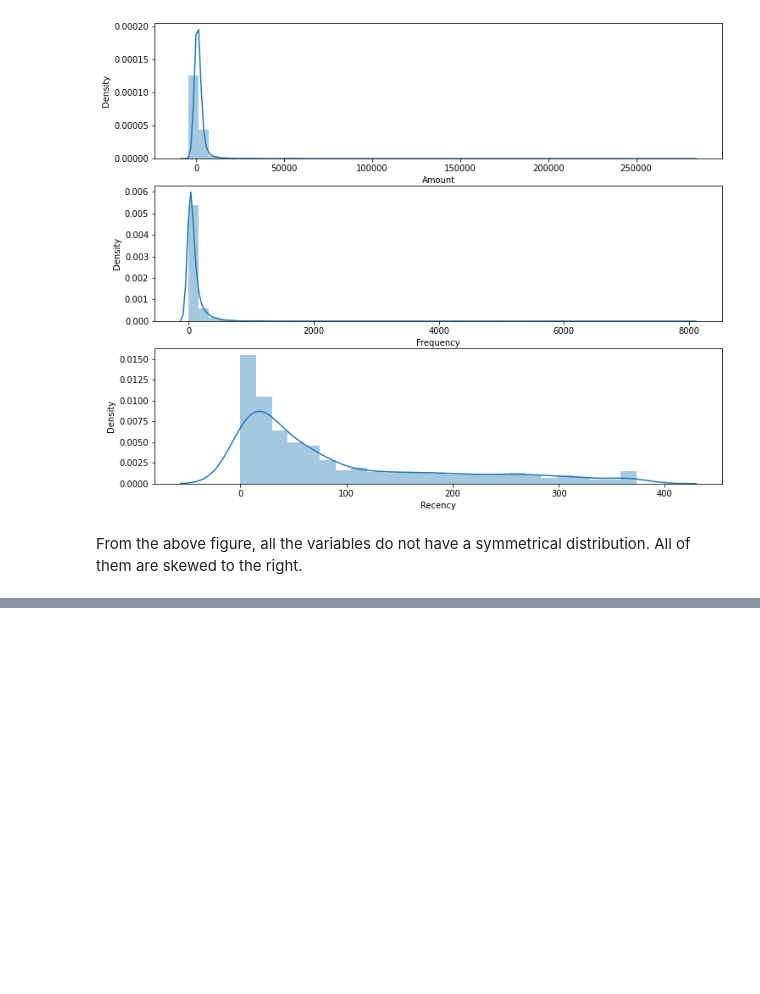
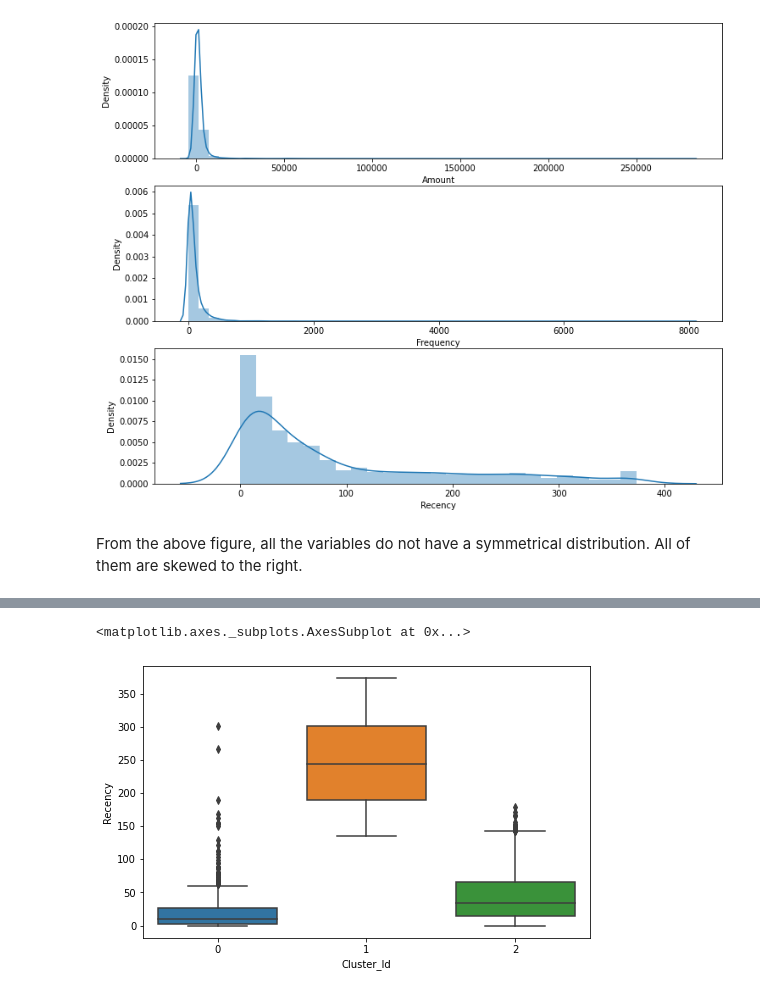
Before and after one commit to AbhijeetS1112/Online-Retail-Customer-Segmentation, a Jupyter notebook: Online_Retail_Customer_Segmentation.ipynb, the cells around one changed output, grey strips where cells are left out. Cells and saved outputs as stored; diff of their text form; code cells hidden in the pictures; blank space fills up the shorter version.

```diff
--- a/Online_Retail_Customer_Segmentation.ipynb
+++ b/Online_Retail_Customer_Segmentation.ipynb
@@ -405,0 +593,6 @@ From the above figure, all the variables do not have a symmetrical distribution.
+# %%
+# Box plot to visualize Cluster Id vs Recency
+sns.boxplot(x='Cluster_Id', y='Recency', data=rfm)
+# %% [output]
+<matplotlib.axes._subplots.AxesSubplot at 0x...>
+[figure, added]
```
Also changed, not shown: parts of 26 cells of this notebook.
